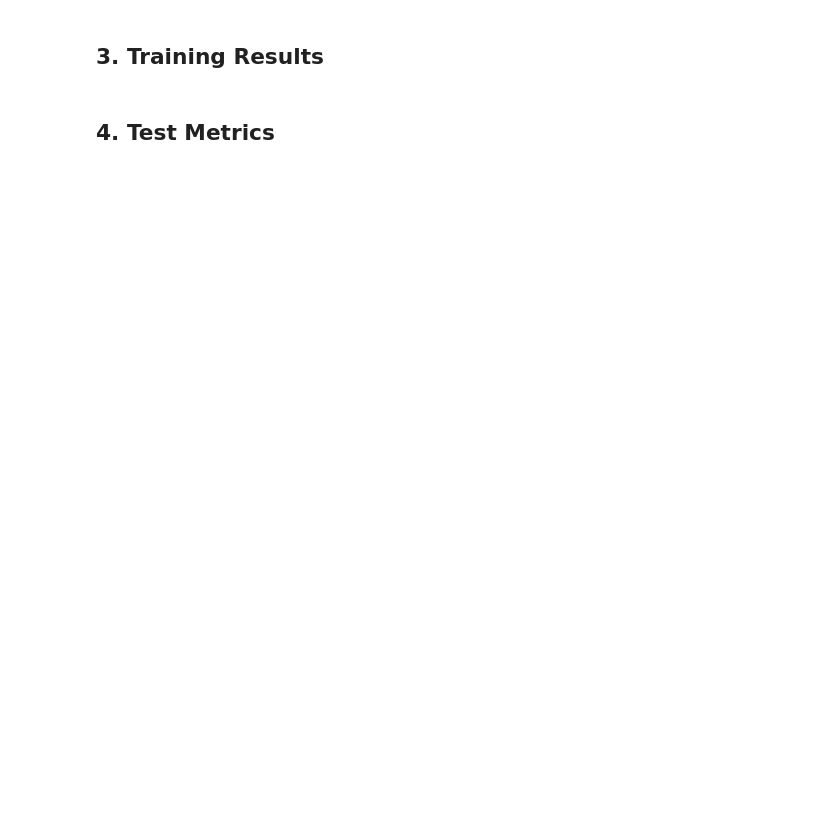
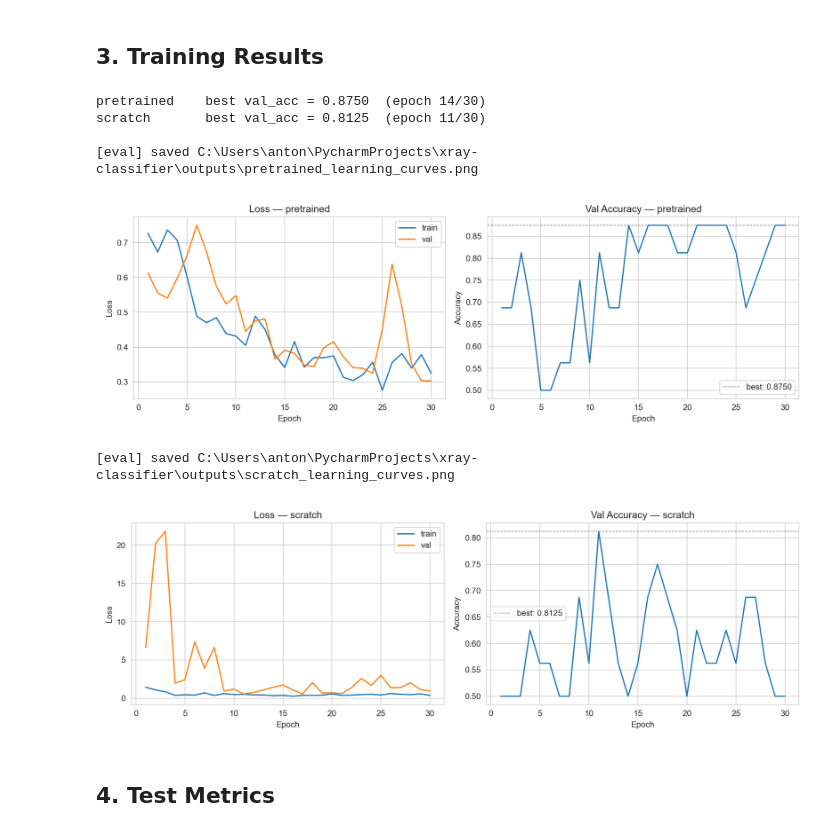
Before and after one commit to ruben4ick/xray-classifier, a Jupyter notebook: notebook.ipynb, the cells around one changed output. Drawn from its saved outputs; the diff is of its cells as text; code cells hidden in the pictures; blank space fills up the shorter version.

```diff
--- a/notebook.ipynb
+++ b/notebook.ipynb
@@ -11,2 +52,22 @@ This notebook presents the full experiment: data exploration, training results,
 # %% [markdown]
 ## 2. Model Architecture Comparison
+# %%
+
+rows = []
+for name in ("pretrained", "scratch"):
+    m = get_model(name, device)
+    c = count_params(m)
+    rows.append({
+        "model":     name,
+        "trainable": c["trainable"],
+        "frozen":    c["total"] - c["trainable"],
+        "total":     c["total"],
+    })
+
+df = pd.DataFrame(rows).set_index("model")
+display(df.style.format("{:,}"))
+
+print(
+    "\nPretrained: ImageNet backbone frozen — only the FC head (512 → 2) is trained."
+    "\nScratch:    all layers trained from random init."
+)
@@ -13,4 +81,25 @@ This notebook presents the full experiment: data exploration, training results,
 # %% [markdown]
 ## 3. Training Results
+# %%
+
+for name in ("pretrained", "scratch"):
+    with open(CHECKPOINTS / f"{name}_history.json") as f:
+        h = json.load(f)
+    best_ep  = h["val_acc"].index(max(h["val_acc"])) + 1
+    best_acc = max(h["val_acc"])
+    print(f"{name:12s}  best val_acc = {best_acc:.4f}  (epoch {best_ep}/{len(h['val_acc'])})")
+
+print()
+for name in ("pretrained", "scratch"):
+    plot_learning_curves(name)
+    display(Image(str(OUTPUTS / f"{name}_learning_curves.png"), width=800))
+# %% [output]
+pretrained    best val_acc = 0.8750  (epoch 14/30)
+scratch       best val_acc = 0.8125  (epoch 11/30)
+
+[eval] saved C:\Users\anton\PycharmProjects\xray-classifier\outputs\pretrained_learning_curves.png
+[figure, added]
+[eval] saved C:\Users\anton\PycharmProjects\xray-classifier\outputs\scratch_learning_curves.png
+[figure, added]
 # %% [markdown]
 ## 4. Test Metrics
```
Also changed, not shown: parts of 6 cells of this notebook, 13 other files.
